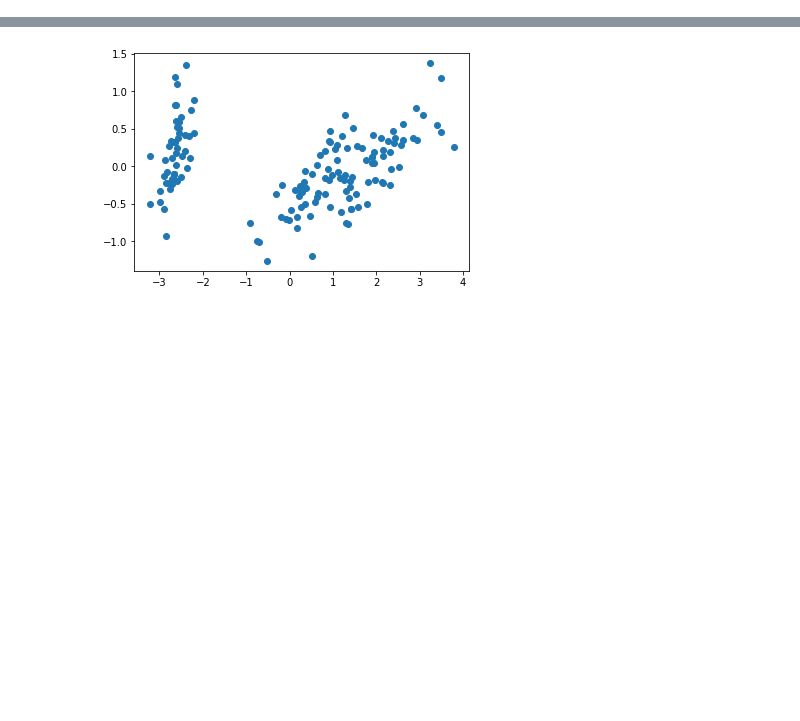
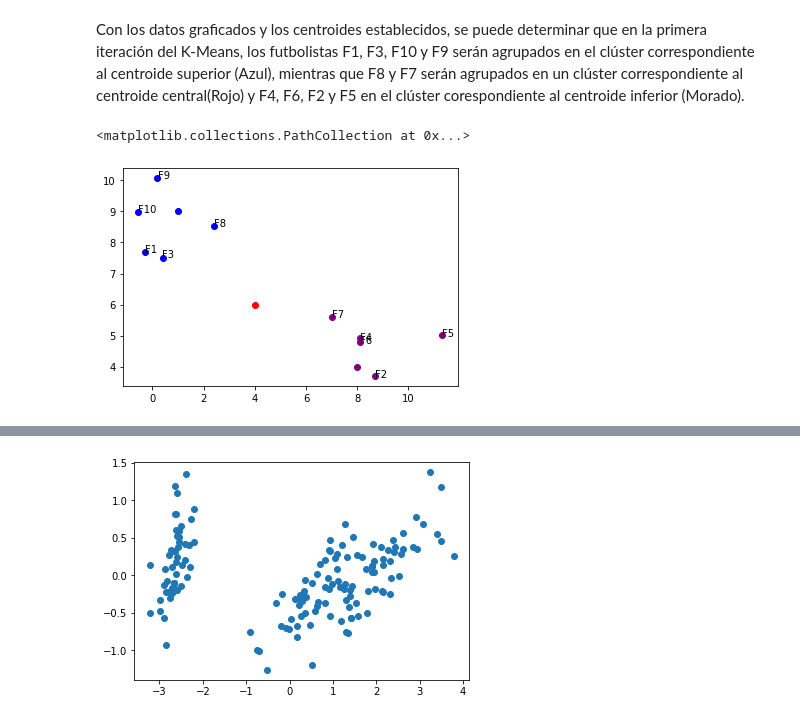
Before and after one commit to Mega61/business_inteligence_sheets, a Jupyter notebook: sheet4/Camacho_Daza_Russi_bi_sheet4.ipynb, the cells around one changed output, grey strips where cells are left out. Cells and saved outputs as stored; diff of their text form; code cells hidden in the pictures; blank space fills up the shorter version.

```diff
--- a/sheet4/Camacho_Daza_Russi_bi_sheet4.ipynb
+++ b/sheet4/Camacho_Daza_Russi_bi_sheet4.ipynb
@@ -29,0 +41,21 @@ for i, label in enumerate(datos):
+# %% [markdown]
+Con los datos graficados y los centroides establecidos, se puede determinar que en la primera iteración del K-Means, los futbolistas F1, F3, F10 y F9 serán agrupados en el clúster correspondiente al centroide superior (Azul), mientras que F8 y F7 serán agrupados en un clúster correspondiente al centroide central(Rojo) y F4, F6, F2 y F5 en el clúster corespondiente al centroide inferior (Morado).
+# %%
+plt.scatter(-0.28,7.69, color="blue")
+plt.scatter(8.7,3.7, color="purple")
+plt.scatter(0.4,7.5, color="blue")
+plt.scatter(8.13,4.93, color="purple")
+plt.scatter(11.33,5.01, color="purple")
+plt.scatter(8.13,4.78, color="purple")
+plt.scatter(7,5.6, color="purple")
+plt.scatter(2.42,8.54, color="blue")
+plt.scatter(0.2,10.07, color="blue")
+plt.scatter(-0.56,8.97, color="blue")
+for i, label in enumerate(datos):
+  plt.annotate(label, (cd[:,0][i], cd[:,1][i]))
+plt.scatter(1,9, color="blue")
+plt.scatter(8,4, color="purple")
+plt.scatter(4,6, color="red")
+# %% [output]
+<matplotlib.collections.PathCollection at 0x...>
+[figure, added]
```
Also changed, not shown: parts of 12 cells of this notebook, 1 other file.
